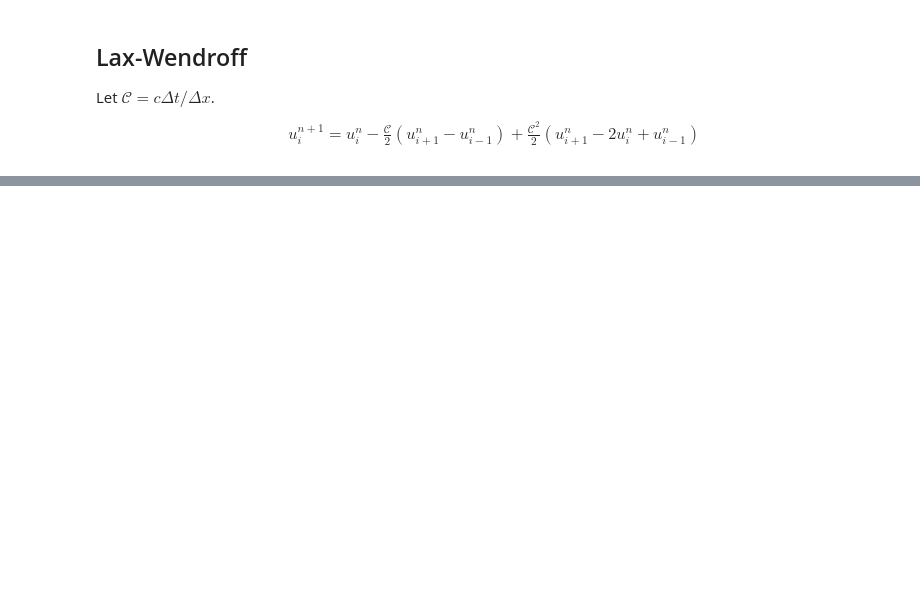
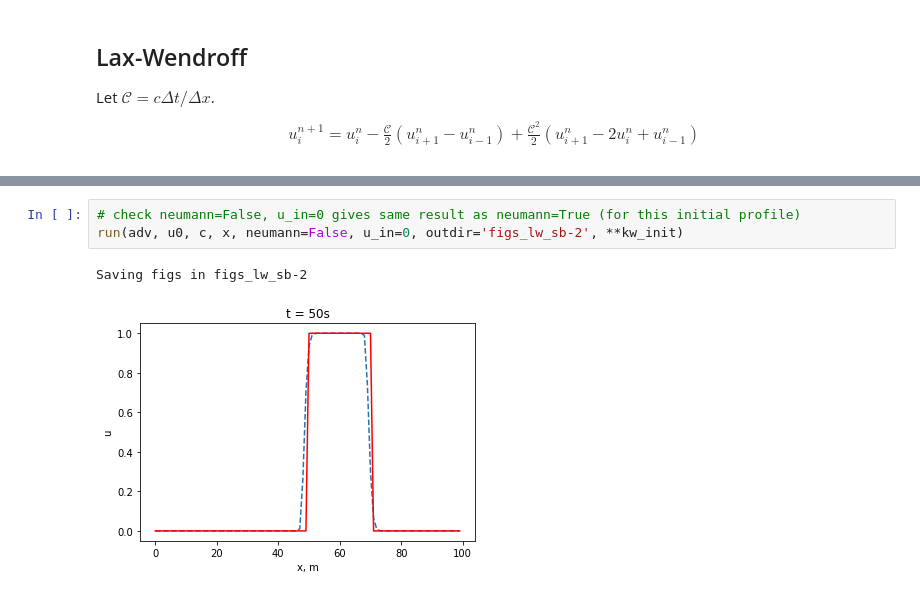
Before and after one commit to tdcwilliams/pywave, a Jupyter notebook: notebooks/energy_transport/advection.ipynb, the cells around one changed output, grey strips where cells are left out. Drawn from its saved outputs; the diff is of its cells as text; blank space fills up the shorter version.

```diff
--- a/notebooks/energy_transport/advection.ipynb
+++ b/notebooks/energy_transport/advection.ipynb
@@ -104,0 +107,6 @@ Saving figs in figs_lw_sb
+# %%
+# check neumann=False, u_in=0 gives same result as neumann=True (for this initial profile)
+run(adv, u0, c, x, neumann=False, u_in=0, outdir='figs_lw_sb-2', **kw_init)
+# %% [output]
+Saving figs in figs_lw_sb-2
+[figure, added]
```
Also changed, not shown: parts of 10 cells of this notebook.
